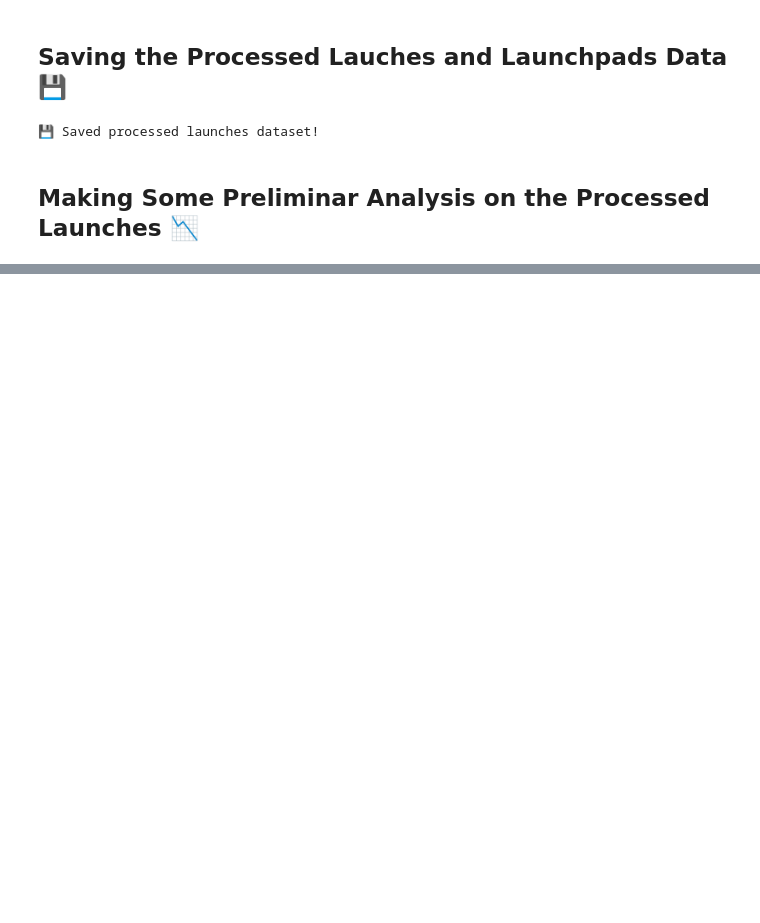
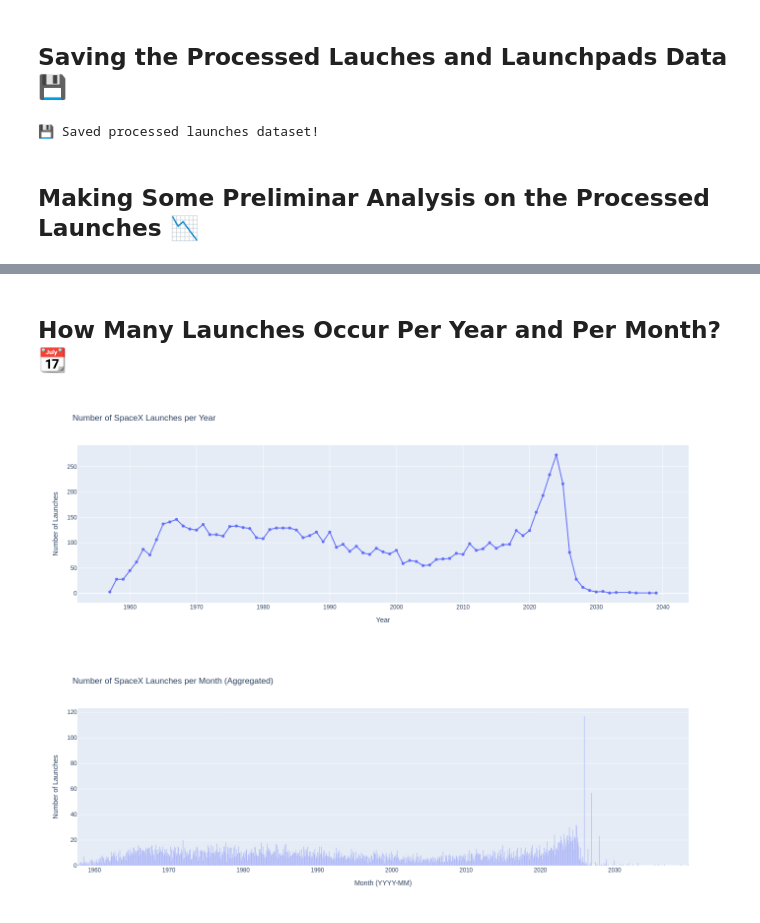
Before and after one commit to leovsferreira/ufo-conspiracy, a Jupyter notebook: notebooks/preprocess_launches.ipynb, the cells around one changed output, grey strips where cells are left out. Cells and saved outputs as stored; diff of their text form; code cells hidden in the pictures; blank space fills up the shorter version.

Commit message:
adding analytics to processed launches data

```diff
--- a/notebooks/preprocess_launches.ipynb
+++ b/notebooks/preprocess_launches.ipynb
@@ -91,7 +91,8 @@ for launch in results:
         "id": pad.get("id"),
         "name": pad.get("name"),
         "latitude": pad.get("latitude"),
-        "longitude": pad.get("longitude")
+        "longitude": pad.get("longitude"),
+        "country": pad.get("country")
     }
 
     # Extract mission details: name, type, and description.
@@ -129,3 +130,15 @@ print("💾 Saved processed launches dataset!")
 💾 Saved processed launches dataset!
 # %% [markdown]
 ## Making Some Preliminar Analysis on the Processed Launches 📉
+# %%
+import pandas as pd
+
+# Create DataFrame from launches data
+launches_df = pd.DataFrame(processed_launches)
+
+# Our cleaned data has 'net' in "MM/DD/YYYY HH:MM" format.
+launches_df['net'] = pd.to_datetime(launches_df['net'], format="%m/%d/%Y %H:%M", errors='coerce')
+
+# Show basic info about the data
+print("Total launches:", len(launches_df),"\n")
+print(launches_df.head())
@@ -131,0 +163,40 @@ print("💾 Saved processed launches dataset!")
+# %% [markdown]
+## How Many Launches Occur Per Year and Per Month? 📆
+# %%
+import plotly.express as px
+
+# Create a column for year and month
+launches_df['year'] = launches_df['net'].dt.year
+launches_df['month'] = launches_df['net'].dt.to_period('M').astype(str)
+
+# Count launches per year
+launches_per_year = launches_df.groupby('year').size().reset_index(name='launch_count')
+fig_year = px.line(
+    launches_per_year,
+    x='year',
+    y='launch_count',
+    markers=True,
+    title="Number of SpaceX Launches per Year",
+    labels={'year': 'Year', 'launch_count': 'Number of Launches'},
+    width=1400
+)
+
+# Remove renderer="png" to have an interactive image
+fig_year.show(renderer="png")
+
+# Count launches per month (aggregated across all years)
+launches_per_month = launches_df.groupby('month').size().reset_index(name='launch_count')
+fig_month = px.bar(
+    launches_per_month,
+    x='month',
+    y='launch_count',
+    title="Number of SpaceX Launches per Month (Aggregated)",
+    labels={'month': 'Month (YYYY-MM)', 'launch_count': 'Number of Launches'},
+    width=1400
+)
+
+# Remove renderer="png" to have an interactive image
+fig_month.show(renderer="png")
+# %% [output]
+[figure, added]
+[figure, added]
```
Also changed, not shown: parts of 20 cells of this notebook.
